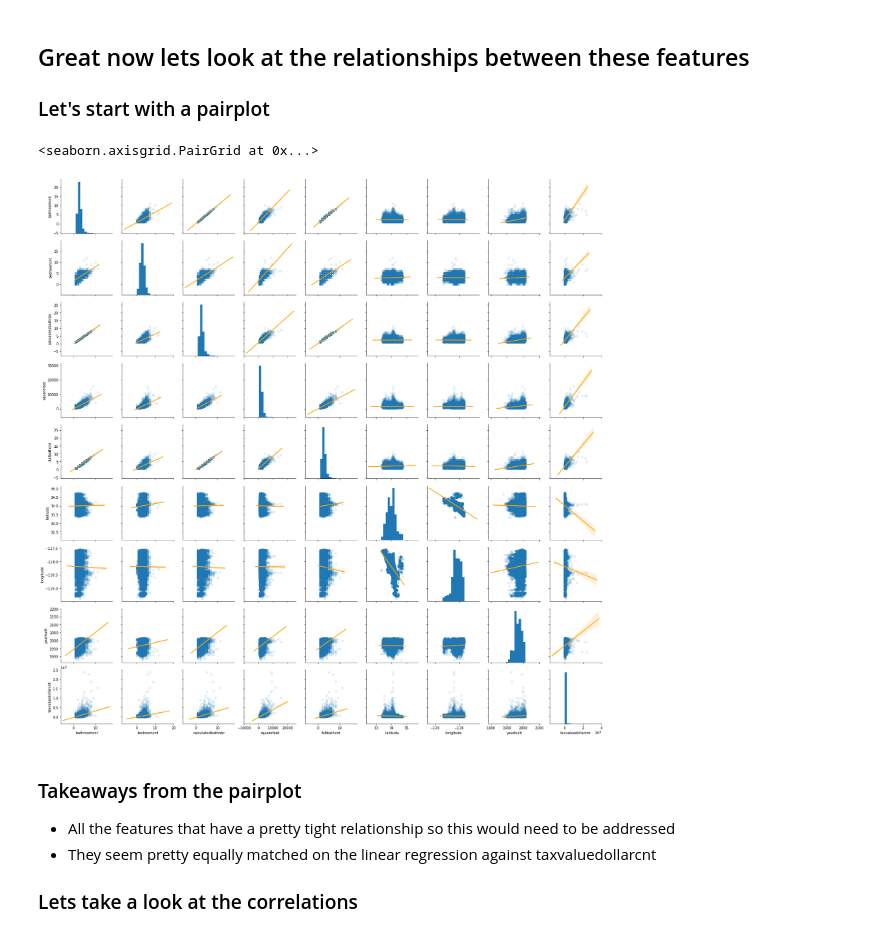
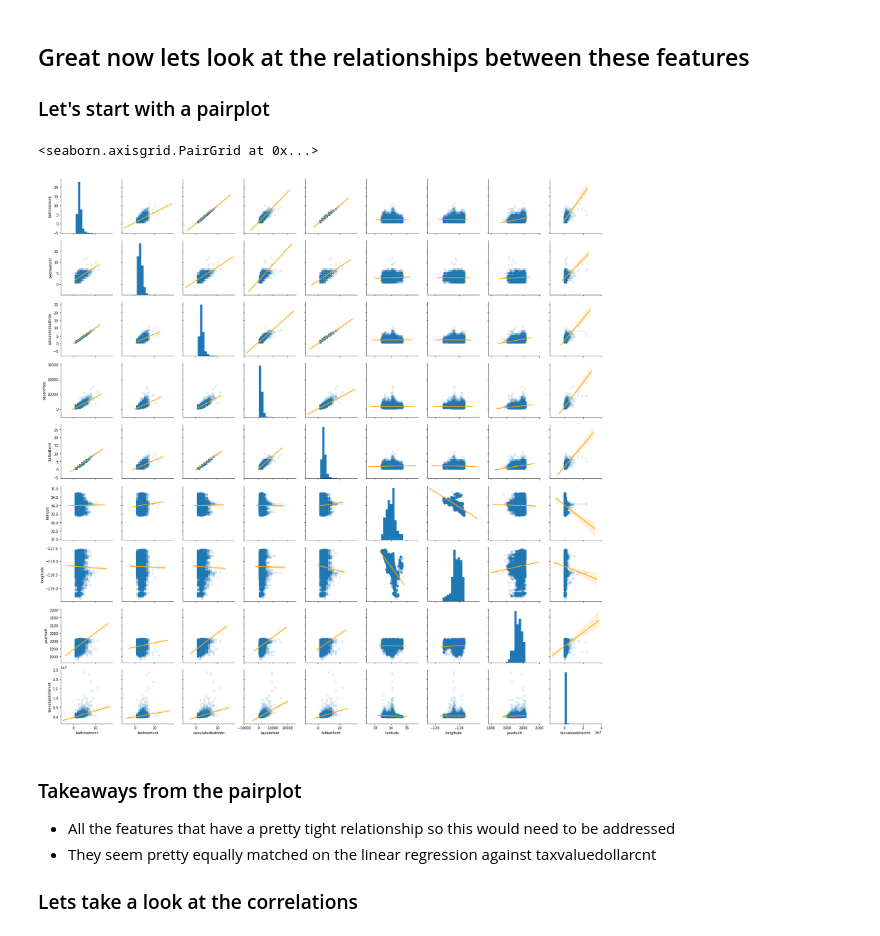
Before and after one commit to RyanMcCall/zillow_ds, a Jupyter notebook: exploration.ipynb, the cells around one changed output. Saved outputs shown, nothing was run; the diff lists cells and outputs as text; code cells hidden in the pictures.

```diff
--- a/exploration.ipynb
+++ b/exploration.ipynb
@@ -98,10 +98,10 @@ train.shape[0], test.shape[0]
 
 ### Let's start with a pairplot
 # %%
-sns.pairplot(zillow, kind='reg', plot_kws={'line_kws':{'color':'orange'}, 'scatter_kws': {'alpha': 0.1}})
+sns.pairplot(train, kind='reg', plot_kws={'line_kws':{'color':'orange'}, 'scatter_kws': {'alpha': 0.1}})
 # %% [output]
 <seaborn.axisgrid.PairGrid at 0x...>
-[figure, old version]
+[figure, new version]
 # %% [markdown]
 ### Takeaways from the pairplot
 
```
Also changed, not shown: parts of 11 cells of this notebook.
